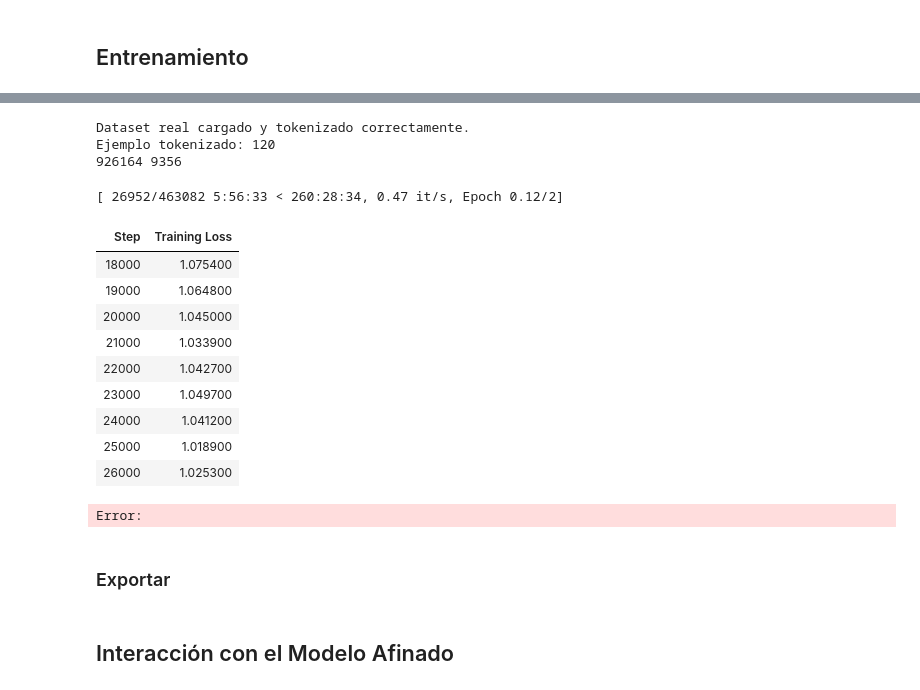
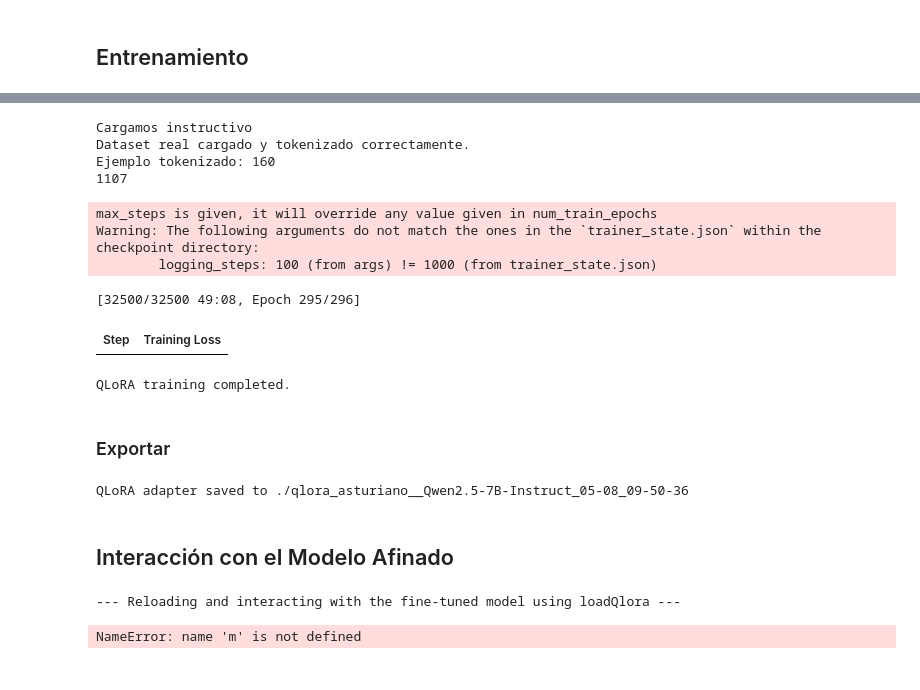
Before and after one commit to MiguelGP-13/TFG, a Jupyter notebook: 3-Train.ipynb, the cells around one changed output, grey strips where cells are left out. Cells and saved outputs as stored; diff of their text form; code cells hidden in the pictures.

Commit message:
Añadimos entrenamiento instructivo

```diff
--- a/3-Train.ipynb
+++ b/3-Train.ipynb
@@ -61,7 +61,8 @@ import pickle
 LANGUAGE = "asturiano"
 MODELO = "Qwen/Qwen2.5-7B-Instruct"
 PRELOADED = True
-PRELOADED_PATH = "/notebooks/MetiendoleDespuesCheckpoint2Al4kdeSCGC8I/checkpoint-17000"
+PRELOADED_PATH = "/notebooks/qlora_asturiano__Qwen2.5-7B-Instruct_05-07_06-55-08/checkpoint-32000"
+INSTRUCTIVO = True
 
 # Define output directory for QLoRA adapter
 date = time.localtime(time.time())
@@ -214,15 +194,22 @@ print(torch.cuda.memory_summary())
 # %%
-with open(f"TrainDatasets/{MODELO.split('/')[-1]}/{LANGUAGE}.pkl", "rb") as f:
-    train = pickle.load(f)
+if not INSTRUCTIVO:
+    print("Cargamos dataset de texto")
+    with open(f"TrainDatasets/{MODELO.split('/')[-1]}/{LANGUAGE}.pkl", "rb") as f:
+        train = pickle.load(f)
+else:
+    print("Cargamos instructivo")
+    with open(f"TrainDatasets/{MODELO.split('/')[-1]}/{LANGUAGE}-Instructivo.pkl", "rb") as f:
+        train = pickle.load(f)
 train = train.shuffle()
 
 print("Dataset real cargado y tokenizado correctamente.")
 print(f"Ejemplo tokenizado: {len(train[2]['input_ids'])}")
 print(len(train))
 # %% [output]
+Cargamos instructivo
 Dataset real cargado y tokenizado correctamente.
-Ejemplo tokenizado: 120
-926164 9356
+Ejemplo tokenizado: 160
+1107
 # %%
 from transformers import TrainingArguments, Trainer
 
@@ -230,58 +217,55 @@ from transformers import TrainingArguments, Trainer
 training_args = TrainingArguments(
     output_dir=output_dir, # Use the output_dir defined previously
     per_device_train_batch_size=2,
-    num_train_epochs=2, # Small number of epochs for quick demonstration
-    learning_rate=2e-5,
-    logging_steps=1000, # Log every step
+    num_train_epochs=3, # Small number of epochs for quick demonstration
+    max_steps=32500,     # ESTA es la clave: el paso total final
+    learning_rate=8e-5,
+    logging_steps=1000 if not INSTRUCTIVO else 100, # Log steps
     fp16=True,
     bf16=False,
     do_eval=False,
     save_strategy="steps",
     save_steps=1000,
     report_to='none', # Do not report to any service
     optim="paged_adamw_32bit",
     gradient_checkpointing=True,
     gradient_checkpointing_kwargs={"use_reentrant": False}, # Prueba recomendacion cop
-    gradient_accumulation_steps=2,
+    gradient_accumulation_steps=5,
     lr_scheduler_type="cosine",
     warmup_ratio= 0.03
 
 )
 
 # 5. Create an instance of Trainer
 trainer = Trainer(
     model=peft_model,
     args=training_args,
     train_dataset=train,
     # eval_dataset=test # Puesto a False
 )
 
 # 6. Start the training process
 if PRELOADED:
     trainer.train(resume_from_checkpoint=PRELOADED_PATH)
 else:
     trainer.train()
 
 print("QLoRA training completed.")
 # %% [output]
-[ 26952/463082 5:56:33 < 260:28:34, 0.47 it/s, Epoch 0.12/2]
+max_steps is given, it will override any value given in num_train_epochs
+Warning: The following arguments do not match the ones in the `trainer_state.json` within the checkpoint directory:
+        logging_steps: 100 (from args) != 1000 (from trainer_state.json)
+[32500/32500 49:08, Epoch 295/296]
 | Step | Training Loss |
-| 18000 | 1.075400 |
-| 19000 | 1.064800 |
-| 20000 | 1.045000 |
-| 21000 | 1.033900 |
-| 22000 | 1.042700 |
-| 23000 | 1.049700 |
-| 24000 | 1.041200 |
-| 25000 | 1.018900 |
-| 26000 | 1.025300 |
-Error:
+QLoRA training completed.
 # %% [markdown]
 ### Exportar
 # %%
 # peft_model.save_pretrained(output_dir)
 trainer.model.save_pretrained(output_dir)
 print(f"QLoRA adapter saved to {output_dir}")
+# %% [output]
+QLoRA adapter saved to ./qlora_asturiano__Qwen2.5-7B-Instruct_05-08_09-50-36
 # %% [markdown]
 ## Interacción con el Modelo Afinado
 # %%
@@ -332,3 +316,6 @@ print(f"\nPrompt: {prompt2}")
 print(f"Response: {response2}")
 
 print("Model interaction section updated to use loadQlora function.")
+# %% [output]
+--- Reloading and interacting with the fine-tuned model using loadQlora ---
+NameError: name 'm' is not defined
```
Also changed, not shown: parts of 3 cells of this notebook, 2 other files.
